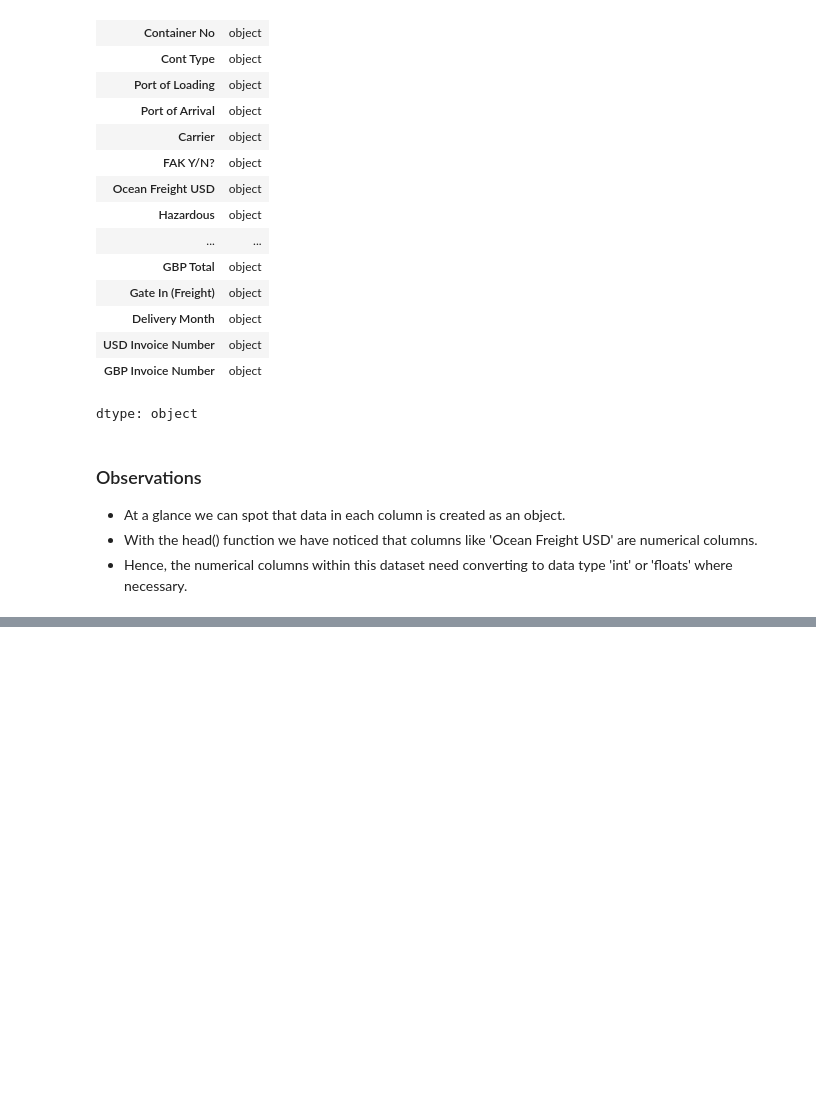
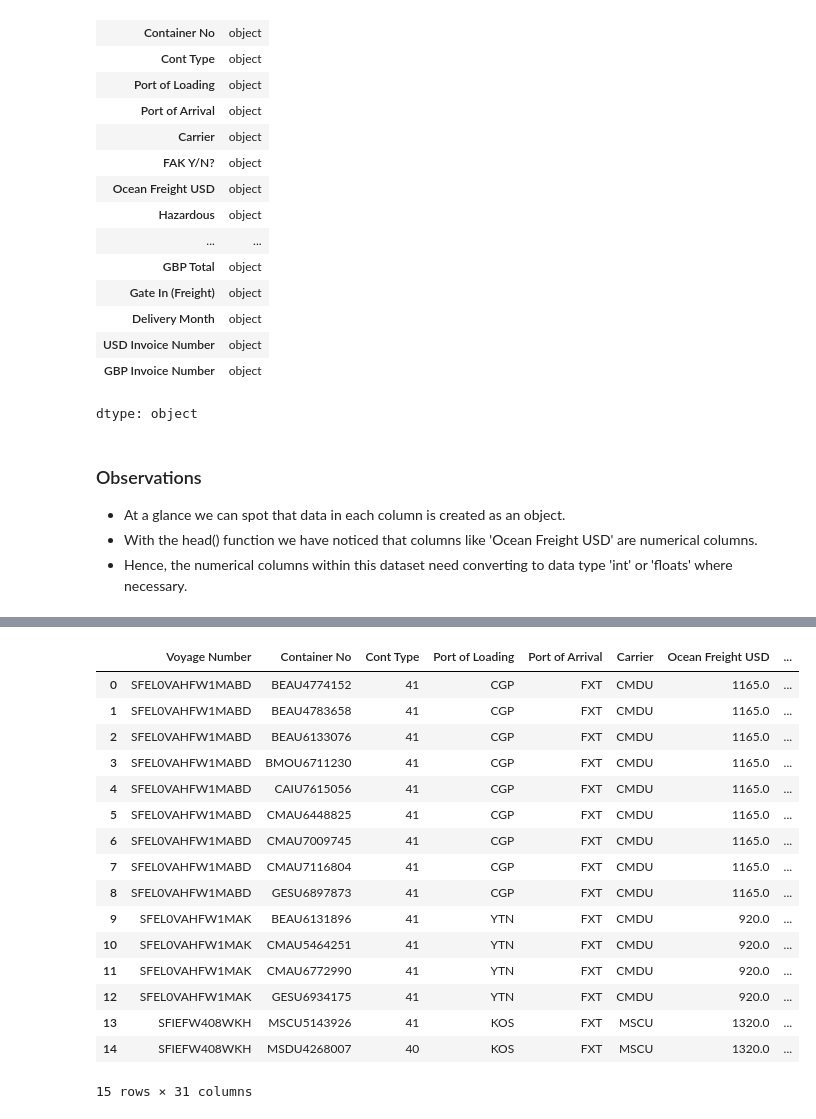
Before and after one commit to charithrd/Python-E-Learning, a Jupyter notebook: LeadTime.ipynb, the cells around one changed output, grey strips where cells are left out. Cells and saved outputs as stored; diff of their text form; code cells hidden in the pictures; blank space fills up the shorter version.

```diff
--- a/LeadTime.ipynb
+++ b/LeadTime.ipynb
@@ -156,0 +175,4 @@ dtype: object
+# %%
+# Remove any leading/trailing whitespace from column names and printing the refined column names.
+df_trim.columns = df_trim.columns.str.strip()
+print(df_trim.columns)
@@ -156,0 +190,28 @@ dtype: object
+# %%
+# Converting the columns datatype as necessary, while replacing null values with zero.
+df_trim['Ocean Freight USD'] = pd.to_numeric(df_trim['Ocean Freight USD'], errors='coerce').fillna(0).astype(float)
+df_trim['Hazardous'] = pd.to_numeric(df_trim['Hazardous'], errors='coerce').fillna(0).astype(float)
+df_trim['Reefer'] = pd.to_numeric(df_trim['Reefer'], errors='coerce').fillna(0).astype(float)
+df_trim['ISPS USD'] = pd.to_numeric(df_trim['ISPS USD'], errors='coerce').fillna(0).astype(float)
+df_trim['ENS Fee'] = pd.to_numeric(df_trim['ENS Fee'], errors='coerce').fillna(0).astype(float)
+df_trim['Sulphur Chg'] = pd.to_numeric(df_trim['Sulphur Chg'], errors='coerce').fillna(0).astype(float)
+df_trim['GOH Surcharge'] = pd.to_numeric(df_trim['GOH Surcharge'], errors='coerce').fillna(0).astype(float)
+df_trim['USD Total'] = pd.to_numeric(df_trim['USD Total'], errors='coerce').fillna(0).astype(float)
+df_trim['No of Drops'] = pd.to_numeric(df_trim['No of Drops'], errors='coerce').fillna(0).astype(int)
+df_trim['Terminal Handling GBP'] = pd.to_numeric(df_trim['Terminal Handling GBP'], errors='coerce').fillna(0).astype(float)
+df_trim['Port Security GBP'] = pd.to_numeric(df_trim['Port Security GBP'], errors='coerce').fillna(0).astype(float)
+df_trim['Documents GBP'] = pd.to_numeric(df_trim['Documents GBP'], errors='coerce').fillna(0).astype(float)
+df_trim['Customs Clearance GBP'] = pd.to_numeric(df_trim['Customs Clearance GBP'], errors='coerce').fillna(0).astype(float)
+df_trim['Haulage GBP'] = pd.to_numeric(df_trim['Haulage GBP'], errors='coerce').fillna(0).astype(float)
+df_trim['DRS'] = pd.to_numeric(df_trim['DRS'], errors='coerce').fillna(0).astype(float)
+df_trim['Port Inf'] = pd.to_numeric(df_trim['Port Inf'], errors='coerce').fillna(0).astype(float)
+df_trim['Energy Adjustment and Fuel Duty Recovery GBP'] = pd.to_numeric(df_trim['Energy Adjustment and Fuel Duty Recovery GBP'], errors='coerce').fillna(0).astype(float)
+df_trim['Gen Set'] = pd.to_numeric(df_trim['Gen Set'], errors='coerce').fillna(0).astype(float)
+df_trim['HAZ Surcharge'] = pd.to_numeric(df_trim['HAZ Surcharge'], errors='coerce').fillna(0).astype(float)
+df_trim['Rework'] = pd.to_numeric(df_trim['Rework'], errors='coerce').fillna(0).astype(float)
+df_trim['GBP Total'] = pd.to_numeric(df_trim['GBP Total'], errors='coerce').fillna(0).astype(float)
+df_trim['Gate In (Freight)'] = pd.to_numeric(df_trim['Gate In (Freight)'], errors='coerce').fillna(0).astype(int)
+df_trim['Delivery Month'] = pd.to_numeric(df_trim['Delivery Month'], errors='coerce').fillna(0).astype(int)
+# %%
+# Dropping not required columns from the dataframe.
+df_trim.drop(['File Reference','FAK Y/N?'],axis=1,inplace=True)
@@ -156,0 +241,21 @@ dtype: object
+# %%
+# verifying the cleaned dataset.
+df_trim.head(15)
+# %% [output]
+|  | Voyage Number | Container No | Cont Type | Port of Loading | Port of Arrival | Carrier | Ocean Freight USD | ... |
+| 0 | SFEL0VAHFW1MABD | BEAU4774152 | 41 | CGP | FXT | CMDU | 1165.0 | ... |
+| 1 | SFEL0VAHFW1MABD | BEAU4783658 | 41 | CGP | FXT | CMDU | 1165.0 | ... |
+| 2 | SFEL0VAHFW1MABD | BEAU6133076 | 41 | CGP | FXT | CMDU | 1165.0 | ... |
+| 3 | SFEL0VAHFW1MABD | BMOU6711230 | 41 | CGP | FXT | CMDU | 1165.0 | ... |
+| 4 | SFEL0VAHFW1MABD | CAIU7615056 | 41 | CGP | FXT | CMDU | 1165.0 | ... |
+| 5 | SFEL0VAHFW1MABD | CMAU6448825 | 41 | CGP | FXT | CMDU | 1165.0 | ... |
+| 6 | SFEL0VAHFW1MABD | CMAU7009745 | 41 | CGP | FXT | CMDU | 1165.0 | ... |
+| 7 | SFEL0VAHFW1MABD | CMAU7116804 | 41 | CGP | FXT | CMDU | 1165.0 | ... |
+| 8 | SFEL0VAHFW1MABD | GESU6897873 | 41 | CGP | FXT | CMDU | 1165.0 | ... |
+| 9 | SFEL0VAHFW1MAK | BEAU6131896 | 41 | YTN | FXT | CMDU | 920.0 | ... |
+| 10 | SFEL0VAHFW1MAK | CMAU5464251 | 41 | YTN | FXT | CMDU | 920.0 | ... |
+| 11 | SFEL0VAHFW1MAK | CMAU6772990 | 41 | YTN | FXT | CMDU | 920.0 | ... |
+| 12 | SFEL0VAHFW1MAK | GESU6934175 | 41 | YTN | FXT | CMDU | 920.0 | ... |
+| 13 | SFIEFW408WKH | MSCU5143926 | 41 | KOS | FXT | MSCU | 1320.0 | ... |
+| 14 | SFIEFW408WKH | MSDU4268007 | 40 | KOS | FXT | MSCU | 1320.0 | ... |
+15 rows × 31 columns
```
Also changed, not shown: parts of 10 cells of this notebook.
